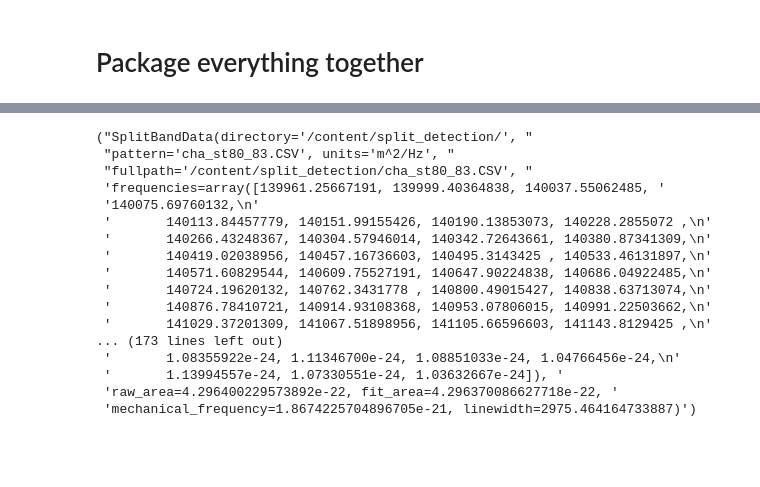
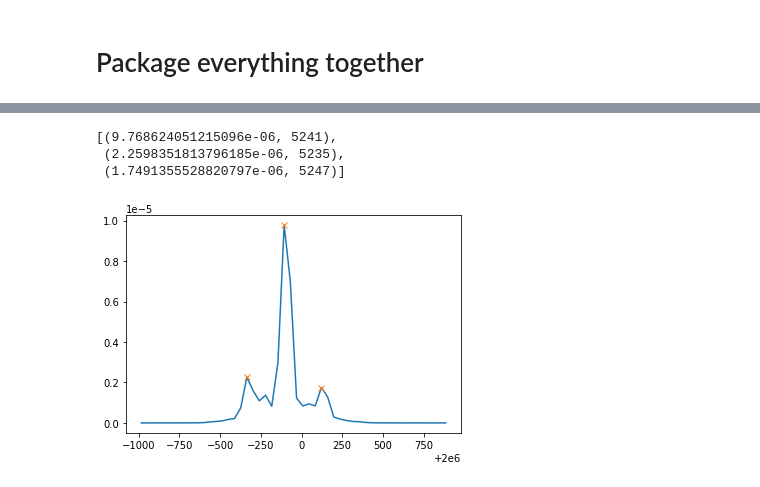
Before and after one commit to nurriol2/peak_fitting, a Jupyter notebook: lorentzian_peak_fitting.ipynb, the cells around one changed output, grey strips where cells are left out. Saved outputs shown, nothing was run; the diff lists cells and outputs as text; code cells hidden in the pictures; blank space fills up the shorter version.

Commit message:
Add peak selection to Heterodyne class

```diff
--- a/lorentzian_peak_fitting.ipynb
+++ b/lorentzian_peak_fitting.ipynb
@@ -1026,22 +1080,22 @@ pprint.pprint(mySplitBand.__repr__())
 mySplitBand = SplitBandData("/content/split_detection/", f"cha_st80_{rnum}.CSV", "m^2/Hz")
 mySplitBand.fit_1d_lorentzian()
 pprint.pprint(mySplitBand.__repr__())
+clear_output()
-# %% [output]
-("SplitBandData(directory='/content/split_detection/', "
- "pattern='cha_st80_83.CSV', units='m^2/Hz', "
- "fullpath='/content/split_detection/cha_st80_83.CSV', "
- 'frequencies=array([139961.25667191, 139999.40364838, 140037.55062485, '
- '140075.69760132,\n'
- '       140113.84457779, 140151.99155426, 140190.13853073, 140228.2855072 ,\n'
- '       140266.43248367, 140304.57946014, 140342.72643661, 140380.87341309,\n'
- '       140419.02038956, 140457.16736603, 140495.3143425 , 140533.46131897,\n'
- '       140571.60829544, 140609.75527191, 140647.90224838, 140686.04922485,\n'
- '       140724.19620132, 140762.3431778 , 140800.49015427, 140838.63713074,\n'
- '       140876.78410721, 140914.93108368, 140953.07806015, 140991.22503662,\n'
- '       141029.37201309, 141067.51898956, 141105.66596603, 141143.8129425 ,\n'
-... (173 lines left out)
- '       1.08355922e-24, 1.11346700e-24, 1.08851033e-24, 1.04766456e-24,\n'
- '       1.13994557e-24, 1.07330551e-24, 1.03632667e-24]), '
- 'raw_area=4.296400229573892e-22, fit_area=4.296370086627718e-22, '
- 'mechanical_frequency=1.8674225704896705e-21, linewidth=2975.464164733887)')
+# %%
+myHeterodyne._peak_selection()
+# %% [output]
+[(9.768624051215096e-06, 5241),
+ (2.2598351813796185e-06, 5235),
+ (1.7491355528820797e-06, 5247)]
+# %%
+het_freq = myHeterodyne.frequencies
+het_spec = myHeterodyne.spectrum
+desired_heights = [p[0] for p in myHeterodyne._peak_selection()]
+desired_indices = [p[1] for p in myHeterodyne._peak_selection()]
+
+plt.plot(center_zoom(het_freq, 50), center_zoom(het_spec, 50))
+plt.plot(center_zoom(het_freq[desired_indices], 50), center_zoom(desired_heights, 50), "x")
+plt.show()
+# %% [output]
+[figure, added]
 # %%
```
Also changed, not shown: parts of 7 cells of this notebook.
